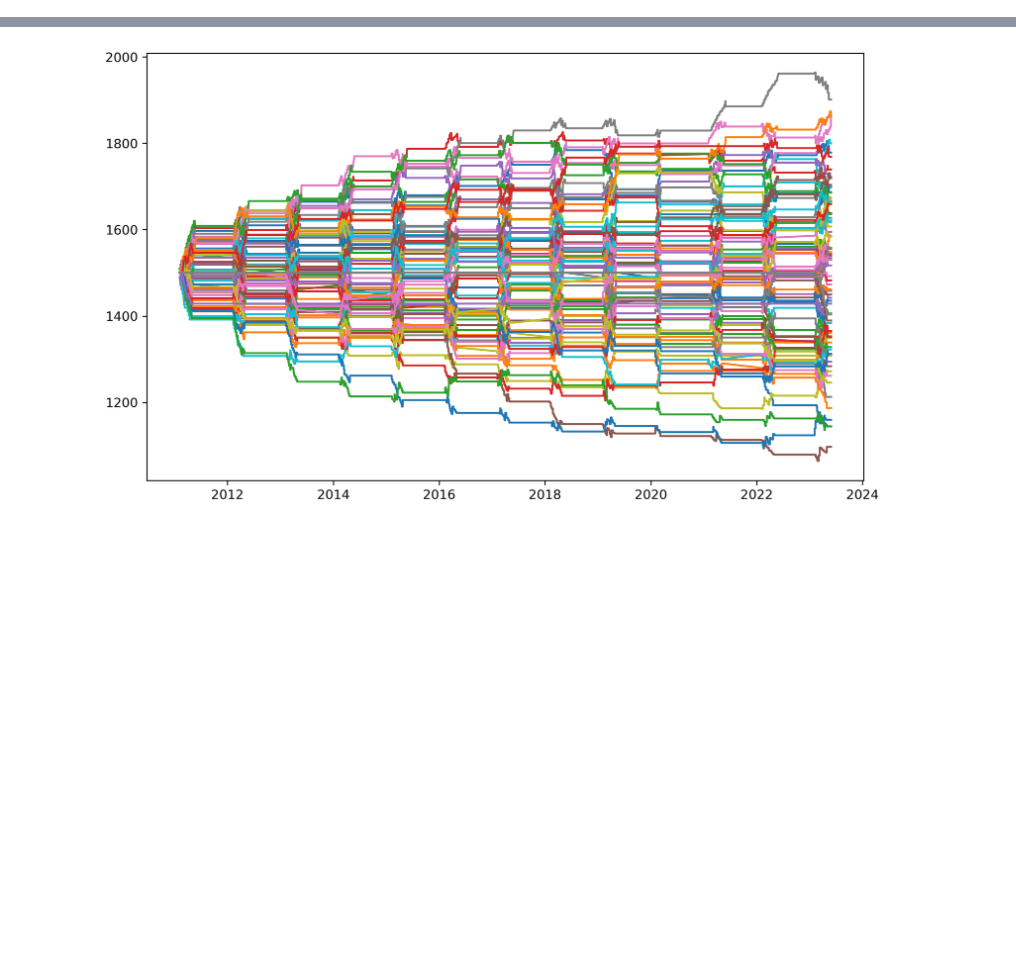
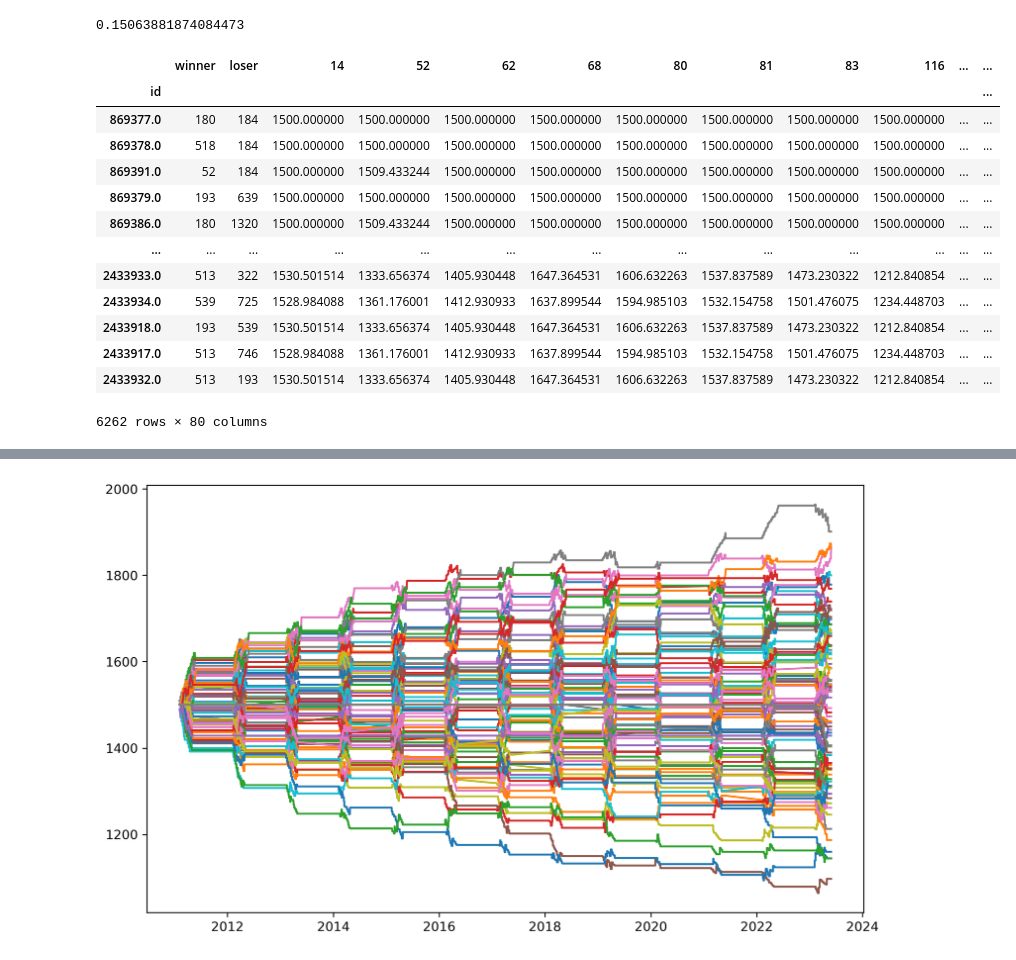
Before and after one commit to evanglas/lacrosse-analysis, a Jupyter notebook: elo_predictor.ipynb, the cells around one changed output, grey strips where cells are left out. Cells and saved outputs as stored; diff of their text form; code cells hidden in the pictures; blank space fills up the shorter version.

```diff
--- a/elo_predictor.ipynb
+++ b/elo_predictor.ipynb
@@ -143,0 +169,25 @@ e.show_elos()
+# %%
+e = ELO(elo_df.winner, elo_df.loser, ids=elo_df.id, timestamps=elo_df.index)
+# %%
+start = time.time()
+array = e.fit_fastest()
+print(time.time() - start)
+# %% [output]
+0.15063881874084473
+# %%
+array
+# %% [output]
+|  | winner | loser | 14 | 52 | 62 | 68 | 80 | 81 | 83 | 116 | ... | ... |
+| id |  |  |  |  |  |  |  |  |  |  |  | ... |
+| 869377.0 | 180 | 184 | 1500.000000 | 1500.000000 | 1500.000000 | 1500.000000 | 1500.000000 | 1500.000000 | 1500.000000 | 1500.000000 | ... | ... |
+| 869378.0 | 518 | 184 | 1500.000000 | 1500.000000 | 1500.000000 | 1500.000000 | 1500.000000 | 1500.000000 | 1500.000000 | 1500.000000 | ... | ... |
+| 869391.0 | 52 | 184 | 1500.000000 | 1509.433244 | 1500.000000 | 1500.000000 | 1500.000000 | 1500.000000 | 1500.000000 | 1500.000000 | ... | ... |
+| 869379.0 | 193 | 639 | 1500.000000 | 1500.000000 | 1500.000000 | 1500.000000 | 1500.000000 | 1500.000000 | 1500.000000 | 1500.000000 | ... | ... |
+| 869386.0 | 180 | 1320 | 1500.000000 | 1509.433244 | 1500.000000 | 1500.000000 | 1500.000000 | 1500.000000 | 1500.000000 | 1500.000000 | ... | ... |
+| ... | ... | ... | ... | ... | ... | ... | ... | ... | ... | ... | ... | ... |
+| 2433933.0 | 513 | 322 | 1530.501514 | 1333.656374 | 1405.930448 | 1647.364531 | 1606.632263 | 1537.837589 | 1473.230322 | 1212.840854 | ... | ... |
+| 2433934.0 | 539 | 725 | 1528.984088 | 1361.176001 | 1412.930933 | 1637.899544 | 1594.985103 | 1532.154758 | 1501.476075 | 1234.448703 | ... | ... |
+| 2433918.0 | 193 | 539 | 1530.501514 | 1333.656374 | 1405.930448 | 1647.364531 | 1606.632263 | 1537.837589 | 1473.230322 | 1212.840854 | ... | ... |
+| 2433917.0 | 513 | 746 | 1528.984088 | 1361.176001 | 1412.930933 | 1637.899544 | 1594.985103 | 1532.154758 | 1501.476075 | 1234.448703 | ... | ... |
+| 2433932.0 | 513 | 193 | 1530.501514 | 1333.656374 | 1405.930448 | 1647.364531 | 1606.632263 | 1537.837589 | 1473.230322 | 1212.840854 | ... | ... |
+6262 rows × 80 columns
```
Also changed, not shown: parts of 12 cells of this notebook.
